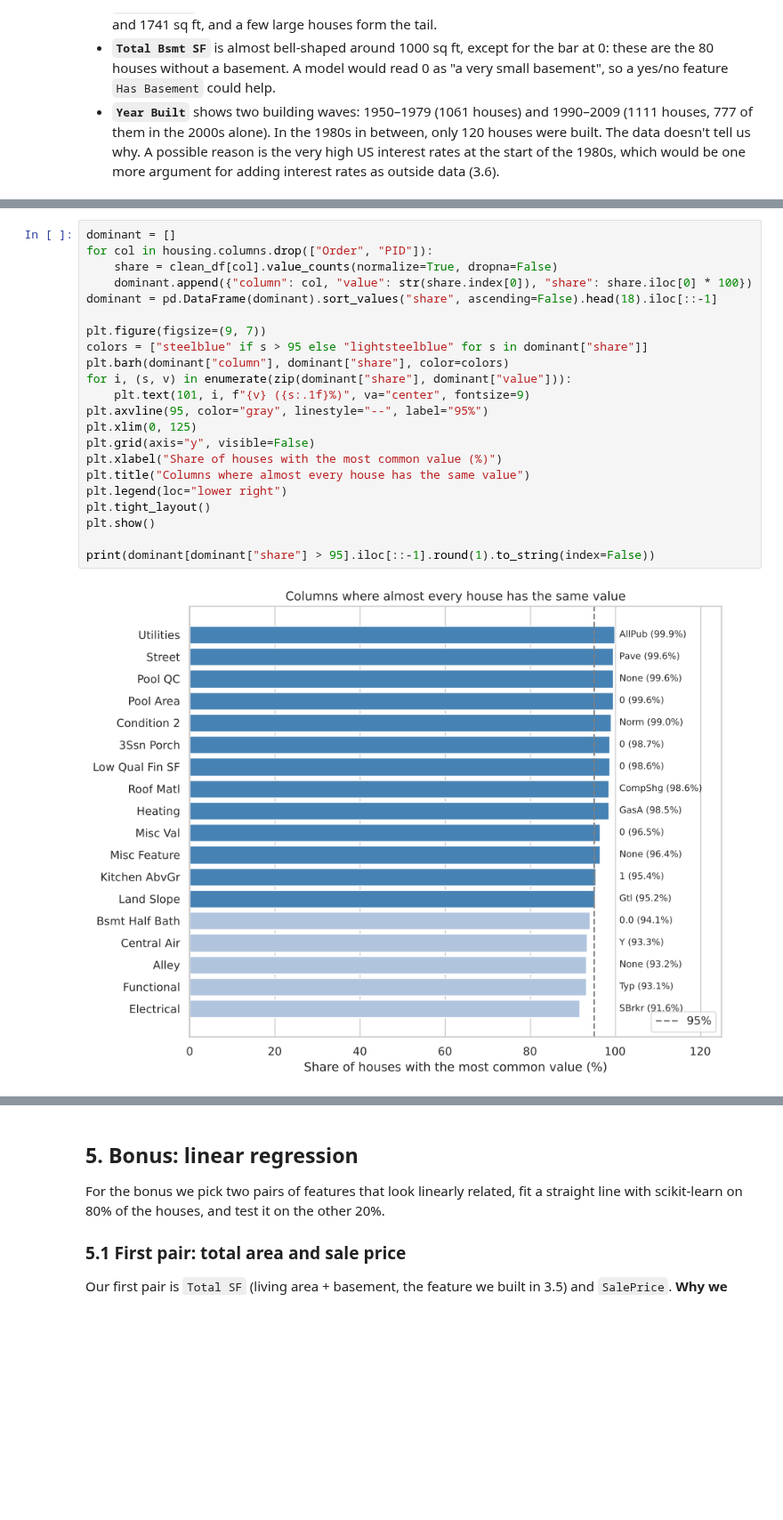
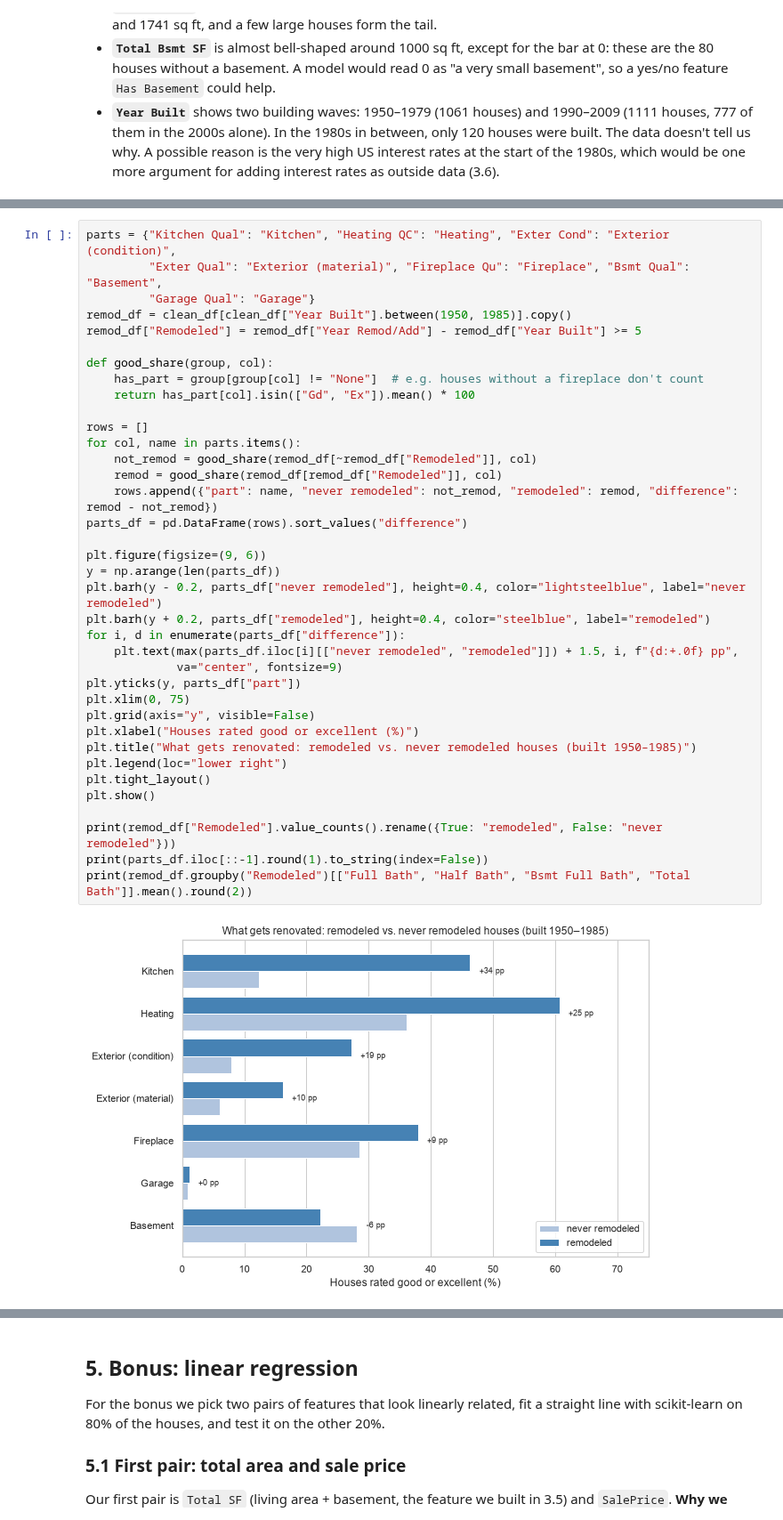
Before and after one commit to Maroscsak-Daniel/Labor-ML-, a Jupyter notebook: analysis.ipynb, the cells around one changed output, grey strips where cells are left out. Shown at 89% size. Drawn from its saved outputs; the diff is of its cells as text; blank space fills up the shorter version.

Commit message:
modified 4.6 plot

```diff
--- a/analysis.ipynb
+++ b/analysis.ipynb
@@ -696,24 +696,39 @@ In 3.4 we only checked the text columns. Here we check the numeric ones too.
 # %%
-dominant = []
-for col in housing.columns.drop(["Order", "PID"]):
-    share = clean_df[col].value_counts(normalize=True, dropna=False)
-    dominant.append({"column": col, "value": str(share.index[0]), "share": share.iloc[0] * 100})
-dominant = pd.DataFrame(dominant).sort_values("share", ascending=False).head(18).iloc[::-1]
+parts = {"Kitchen Qual": "Kitchen", "Heating QC": "Heating", "Exter Cond": "Exterior (condition)",
+         "Exter Qual": "Exterior (material)", "Fireplace Qu": "Fireplace", "Bsmt Qual": "Basement",
+         "Garage Qual": "Garage"}
+remod_df = clean_df[clean_df["Year Built"].between(1950, 1985)].copy()
+remod_df["Remodeled"] = remod_df["Year Remod/Add"] - remod_df["Year Built"] >= 5
 
-plt.figure(figsize=(9, 7))
-colors = ["steelblue" if s > 95 else "lightsteelblue" for s in dominant["share"]]
-plt.barh(dominant["column"], dominant["share"], color=colors)
-for i, (s, v) in enumerate(zip(dominant["share"], dominant["value"])):
-    plt.text(101, i, f"{v} ({s:.1f}%)", va="center", fontsize=9)
-plt.axvline(95, color="gray", linestyle="--", label="95%")
-plt.xlim(0, 125)
+def good_share(group, col):
+    has_part = group[group[col] != "None"]  # e.g. houses without a fireplace don't count
+    return has_part[col].isin(["Gd", "Ex"]).mean() * 100
+
+rows = []
+for col, name in parts.items():
+    not_remod = good_share(remod_df[~remod_df["Remodeled"]], col)
+    remod = good_share(remod_df[remod_df["Remodeled"]], col)
+    rows.append({"part": name, "never remodeled": not_remod, "remodeled": remod, "difference": remod - not_remod})
+parts_df = pd.DataFrame(rows).sort_values("difference")
+
+plt.figure(figsize=(9, 6))
+y = np.arange(len(parts_df))
+plt.barh(y - 0.2, parts_df["never remodeled"], height=0.4, color="lightsteelblue", label="never remodeled")
+plt.barh(y + 0.2, parts_df["remodeled"], height=0.4, color="steelblue", label="remodeled")
+for i, d in enumerate(parts_df["difference"]):
+    plt.text(max(parts_df.iloc[i][["never remodeled", "remodeled"]]) + 1.5, i, f"{d:+.0f} pp",
+             va="center", fontsize=9)
+plt.yticks(y, parts_df["part"])
+plt.xlim(0, 75)
 plt.grid(axis="y", visible=False)
-plt.xlabel("Share of houses with the most common value (%)")
-plt.title("Columns where almost every house has the same value")
+plt.xlabel("Houses rated good or excellent (%)")
+plt.title("What gets renovated: remodeled vs. never remodeled houses (built 1950–1985)")
 plt.legend(loc="lower right")
 plt.tight_layout()
 plt.show()
 
-print(dominant[dominant["share"] > 95].iloc[::-1].round(1).to_string(index=False))
+print(remod_df["Remodeled"].value_counts().rename({True: "remodeled", False: "never remodeled"}))
+print(parts_df.iloc[::-1].round(1).to_string(index=False))
+print(remod_df.groupby("Remodeled")[["Full Bath", "Half Bath", "Bsmt Full Bath", "Total Bath"]].mean().round(2))
 # %% [output]
-[figure, old version]
+[figure, new version]
```
Also changed, not shown: parts of 19 cells of this notebook.
